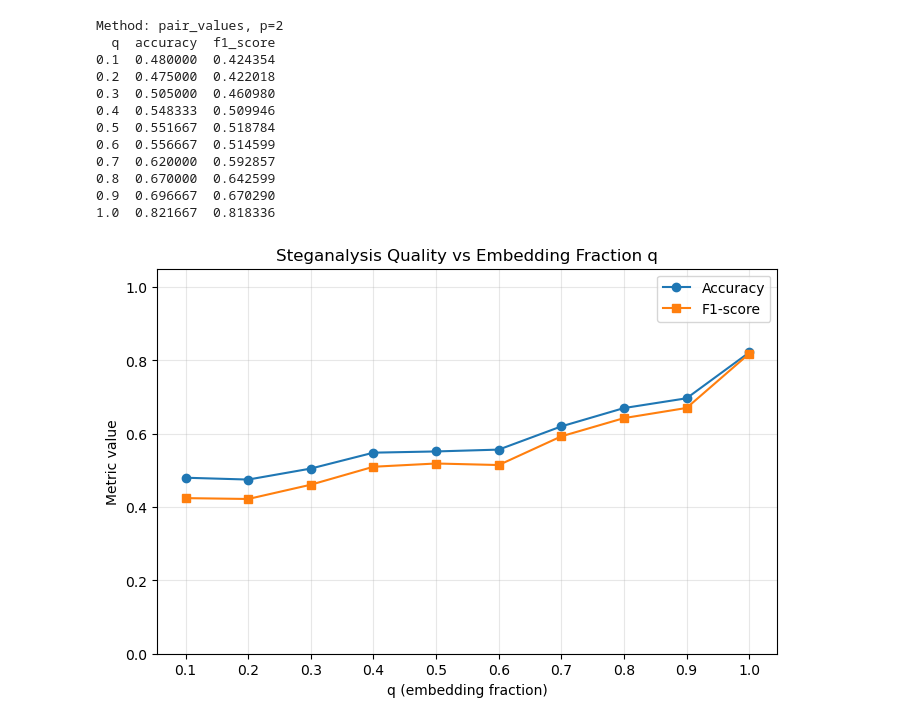
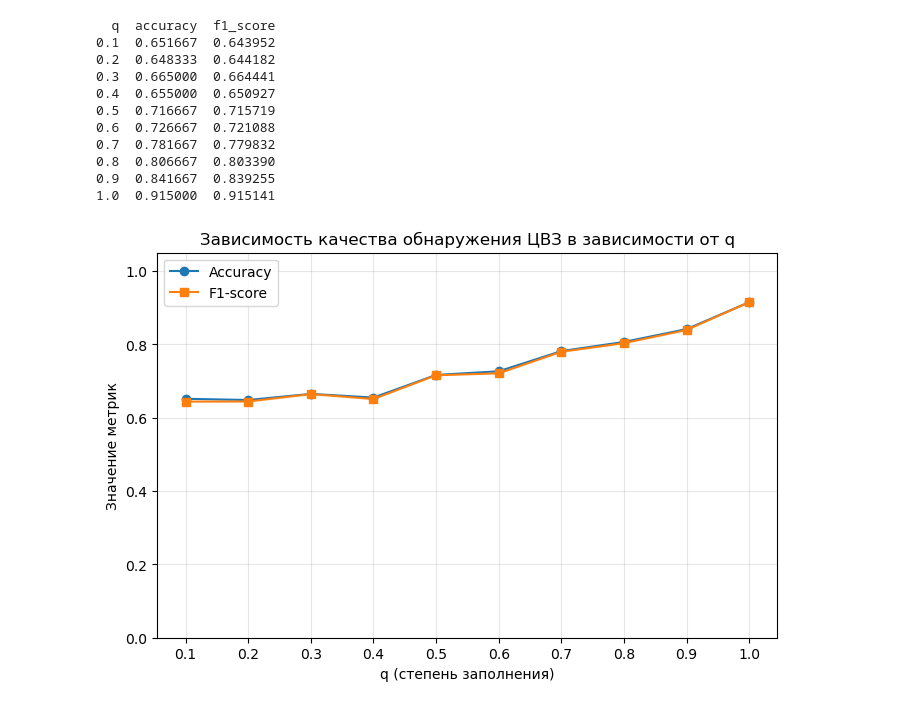
Before and after one commit to ZamotohinaMaria/CVZ, a Jupyter notebook: watermarking-main/labs/lab-4/lab-4.ipynb, the cells around one changed output. Saved outputs shown, nothing was run; the diff lists cells and outputs as text; code cells hidden in the pictures.

```diff
--- a/watermarking-main/labs/lab-4/lab-4.ipynb
+++ b/watermarking-main/labs/lab-4/lab-4.ipynb
@@ -185,14 +162,9 @@ Compute PoV features from `images_sim` and split data using the first 70% of eac
 # %%
-if 'images_sim' not in globals() or 'y' not in globals():
-    raise NameError('Run Step 2 simulation cell first to create `images_sim` and `y`.')
+X_features_sim = np.vstack([pair_value_feature_vector(img, p=BIT_PLANE) for img in images_sim])
 
-if 'BIT_PLANE' not in globals():
-    BIT_PLANE = 2
-
-X_features_sim = extract_pair_features(images_sim, p=BIT_PLANE)
-
-embedded_idx = np.where(y == 1)[0]
-clean_idx = np.where(y == 0)[0]
+rng = np.random.default_rng(42)
+embedded_idx = rng.permutation(np.where(y == 1)[0])
+clean_idx = rng.permutation(np.where(y == 0)[0])
 
 n_train_embedded = int(np.floor(0.7 * len(embedded_idx)))
 n_train_clean = int(np.floor(0.7 * len(clean_idx)))
@@ -211,8 +183,6 @@ y_train = y[train_idx]
 X_test = X_features_sim[test_idx]
 y_test = y[test_idx]
 
-print('Method: pair_values')
-print(f'Bit-plane p: {BIT_PLANE}')
 print(f'Feature matrix shape: {X_features_sim.shape}')
 print(f'Embedded samples: {len(embedded_idx)}, clean samples: {len(clean_idx)}')
 print(f'Train size: {len(train_idx)} (embedded={n_train_embedded}, clean={n_train_clean})')
@@ -273,21 +228,4 @@ Repeat steps 2-4 for `q` from 0.1 to 1.0 with step 0.1. Store both metrics (`Acc
 # %%
-import pandas as pd
-import matplotlib.pyplot as plt
-from sklearn.pipeline import Pipeline
-from sklearn.preprocessing import StandardScaler
-from sklearn.linear_model import LogisticRegression
-from sklearn.metrics import accuracy_score, f1_score
-
-required = ['images', 'simulate_lsb_replacement', 'extract_pair_features']
-missing = [name for name in required if name not in globals()]
-if missing:
-    raise NameError(f'Missing required objects: {missing}. Run previous cells first.')
-
-if 'BIT_PLANE' not in globals():
-    BIT_PLANE = 2
-
-POSITION_MODE = 'sequential'  # variant 11 is odd
-K_IMAGES = images.shape[0]
 Q_VALUES = np.round(np.arange(0.1, 1.01, 0.1), 1)
 
 results = []
@@ -297,15 +235,14 @@ for q in Q_VALUES:
         images=images,
         p=BIT_PLANE,
         q=float(q),
-        K=K_IMAGES,
-        position_mode=POSITION_MODE,
         seed=42,
     )
 
-    X_q = extract_pair_features(images_sim_q, p=BIT_PLANE)
+    X_q = np.vstack([pair_value_feature_vector(img, p=BIT_PLANE) for img in images_sim_q])
 
-    embedded_idx = np.where(y_q == 1)[0]
-    clean_idx = np.where(y_q == 0)[0]
+    rng = np.random.default_rng(42)
+    embedded_idx = rng.permutation(np.where(y_q == 1)[0])
+    clean_idx = rng.permutation(np.where(y_q == 0)[0])
 
     n_train_embedded = int(np.floor(0.7 * len(embedded_idx)))
     n_train_clean = int(np.floor(0.7 * len(clean_idx)))
@@ -326,46 +263,44 @@ for q in Q_VALUES:
 
     clf_q = Pipeline([
         ('scaler', StandardScaler()),
         ('model', LogisticRegression(max_iter=2000, random_state=42)),
     ])
     clf_q.fit(X_train_q, y_train_q)
     y_pred_q = clf_q.predict(X_test_q)
 
     acc_q = accuracy_score(y_test_q, y_pred_q)
     f1_q = f1_score(y_test_q, y_pred_q)
 
     results.append({
         'q': float(q),
         'accuracy': float(acc_q),
         'f1_score': float(f1_q),
     })
 
 results_df = pd.DataFrame(results).sort_values('q').reset_index(drop=True)
-print(f'Method: pair_values, p={BIT_PLANE}')
 print(results_df.to_string(index=False))
 
 plt.figure(figsize=(8, 5))
 plt.plot(results_df['q'], results_df['accuracy'], marker='o', label='Accuracy')
 plt.plot(results_df['q'], results_df['f1_score'], marker='s', label='F1-score')
 plt.xticks(Q_VALUES)
 plt.ylim(0, 1.05)
 plt.grid(True, alpha=0.3)
-plt.xlabel('q (embedding fraction)')
-plt.ylabel('Metric value')
-plt.title('Steganalysis Quality vs Embedding Fraction q')
+plt.xlabel('q (степень заполнения)')
+plt.ylabel('Значение метрик')
+plt.title('Зависимость качества обнаружения ЦВЗ в зависимости от q')
 plt.legend()
 plt.show()
 # %% [output]
-Method: pair_values, p=2
   q  accuracy  f1_score
-0.1  0.480000  0.424354
-0.2  0.475000  0.422018
-0.3  0.505000  0.460980
-0.4  0.548333  0.509946
-0.5  0.551667  0.518784
-0.6  0.556667  0.514599
-0.7  0.620000  0.592857
-0.8  0.670000  0.642599
-0.9  0.696667  0.670290
-1.0  0.821667  0.818336
+0.1  0.651667  0.643952
+0.2  0.648333  0.644182
+0.3  0.665000  0.664441
+0.4  0.655000  0.650927
+0.5  0.716667  0.715719
+0.6  0.726667  0.721088
+0.7  0.781667  0.779832
+0.8  0.806667  0.803390
+0.9  0.841667  0.839255
+1.0  0.915000  0.915141
-[figure, old version]
+[figure, new version]
```
Also changed, not shown: parts of 23 cells of this notebook, 4 other files.
